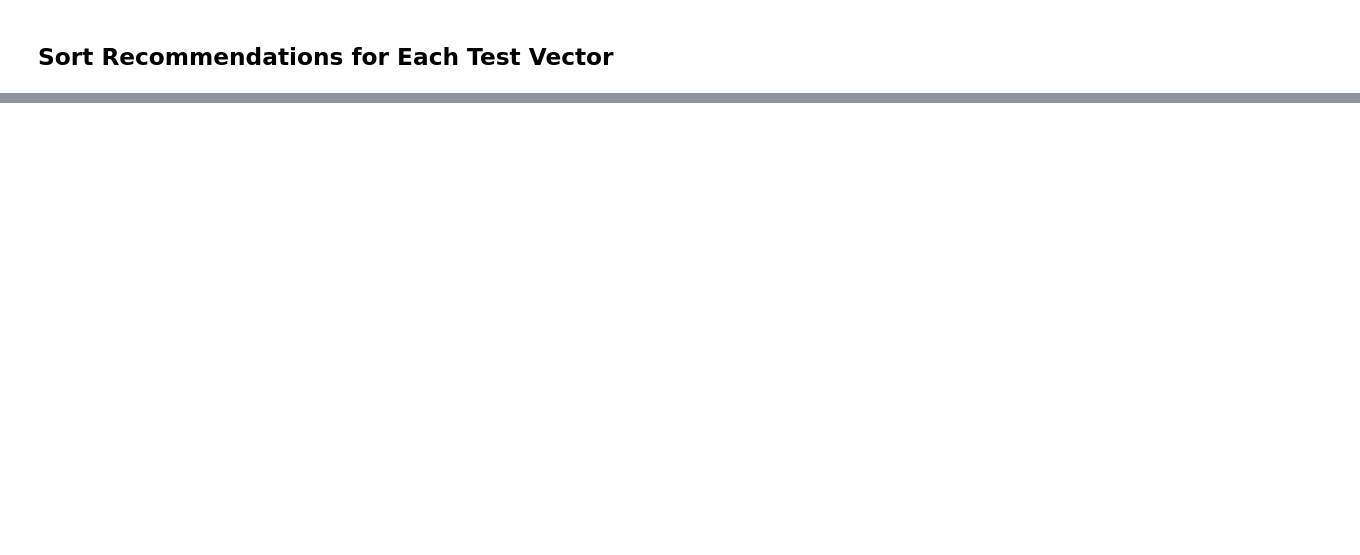
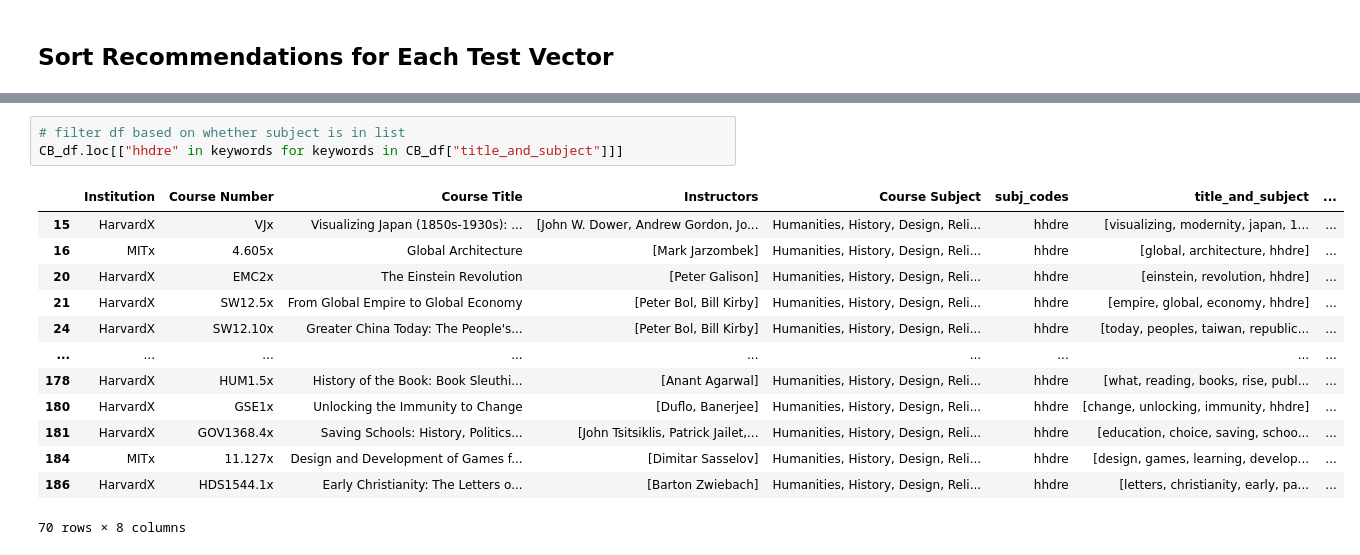
Before and after one commit to ainica/CM3070, a Jupyter notebook: CB3.ipynb, the cells around one changed output, grey strips where cells are left out. Drawn from its saved outputs; the diff is of its cells as text; blank space fills up the shorter version.

```diff
--- a/CB3.ipynb
+++ b/CB3.ipynb
@@ -884,0 +1054,17 @@ Name: 184, dtype: object
+# %%
+# filter df based on whether subject is in list
+CB_df.loc[["hhdre" in keywords for keywords in CB_df["title_and_subject"]]]
+# %% [output]
+|  | Institution | Course Number | Course Title | Instructors | Course Subject | subj_codes | title_and_subject | ... |
+| 15 | HarvardX | VJx | Visualizing Japan (1850s-1930s): ... | [John W. Dower, Andrew Gordon, Jo... | Humanities, History, Design, Reli... | hhdre | [visualizing, modernity, japan, 1... | ... |
+| 16 | MITx | 4.605x | Global Architecture | [Mark Jarzombek] | Humanities, History, Design, Reli... | hhdre | [global, architecture, hhdre] | ... |
+| 20 | HarvardX | EMC2x | The Einstein Revolution | [Peter Galison] | Humanities, History, Design, Reli... | hhdre | [einstein, revolution, hhdre] | ... |
+| 21 | HarvardX | SW12.5x | From Global Empire to Global Economy | [Peter Bol, Bill Kirby] | Humanities, History, Design, Reli... | hhdre | [empire, global, economy, hhdre] | ... |
+| 24 | HarvardX | SW12.10x | Greater China Today: The People's... | [Peter Bol, Bill Kirby] | Humanities, History, Design, Reli... | hhdre | [today, peoples, taiwan, republic... | ... |
+| ... | ... | ... | ... | ... | ... | ... | ... | ... |
+| 178 | HarvardX | HUM1.5x | History of the Book: Book Sleuthi... | [Anant Agarwal] | Humanities, History, Design, Reli... | hhdre | [what, reading, books, rise, publ... | ... |
+| 180 | HarvardX | GSE1x | Unlocking the Immunity to Change | [Duflo, Banerjee] | Humanities, History, Design, Reli... | hhdre | [change, unlocking, immunity, hhdre] | ... |
+| 181 | HarvardX | GOV1368.4x | Saving Schools: History, Politics... | [John Tsitsiklis, Patrick Jailet,... | Humanities, History, Design, Reli... | hhdre | [education, choice, saving, schoo... | ... |
+| 184 | MITx | 11.127x | Design and Development of Games f... | [Dimitar Sasselov] | Humanities, History, Design, Reli... | hhdre | [design, games, learning, develop... | ... |
+| 186 | HarvardX | HDS1544.1x | Early Christianity: The Letters o... | [Barton Zwiebach] | Humanities, History, Design, Reli... | hhdre | [letters, christianity, early, pa... | ... |
+70 rows × 8 columns
```
Also changed, not shown: parts of 42 cells of this notebook.
